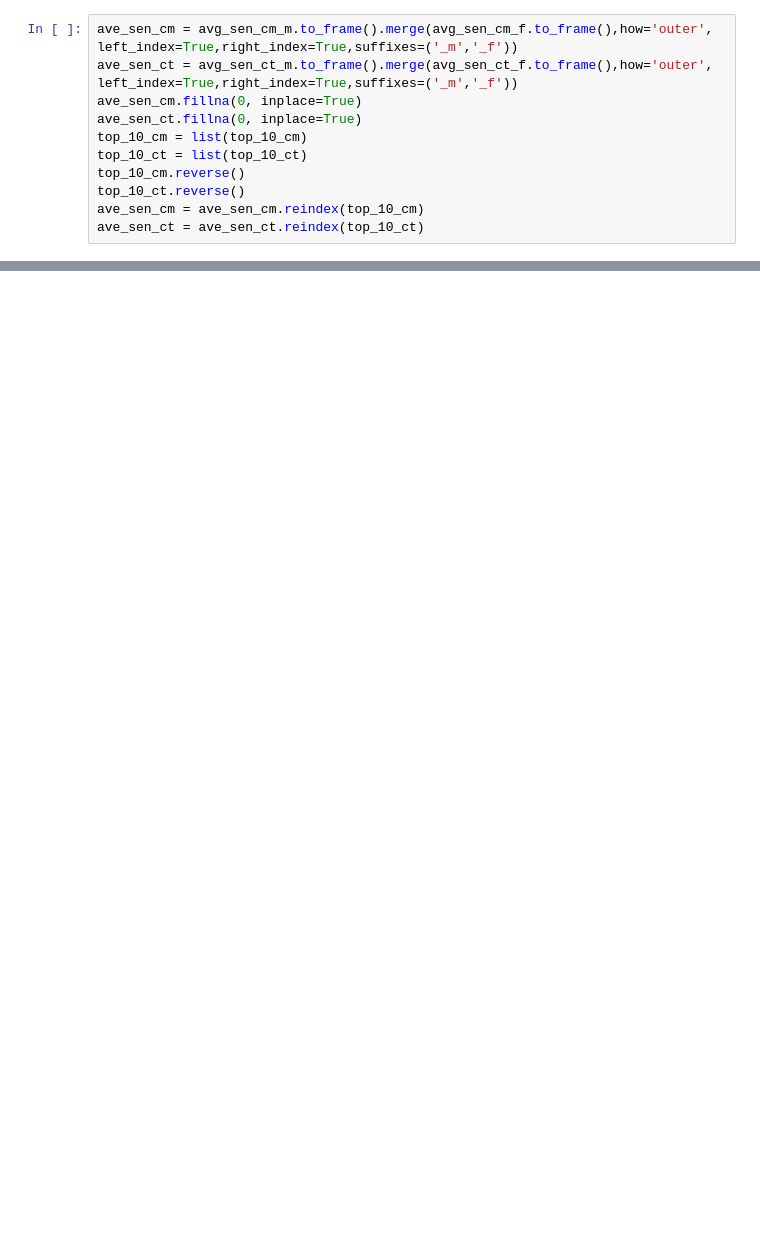
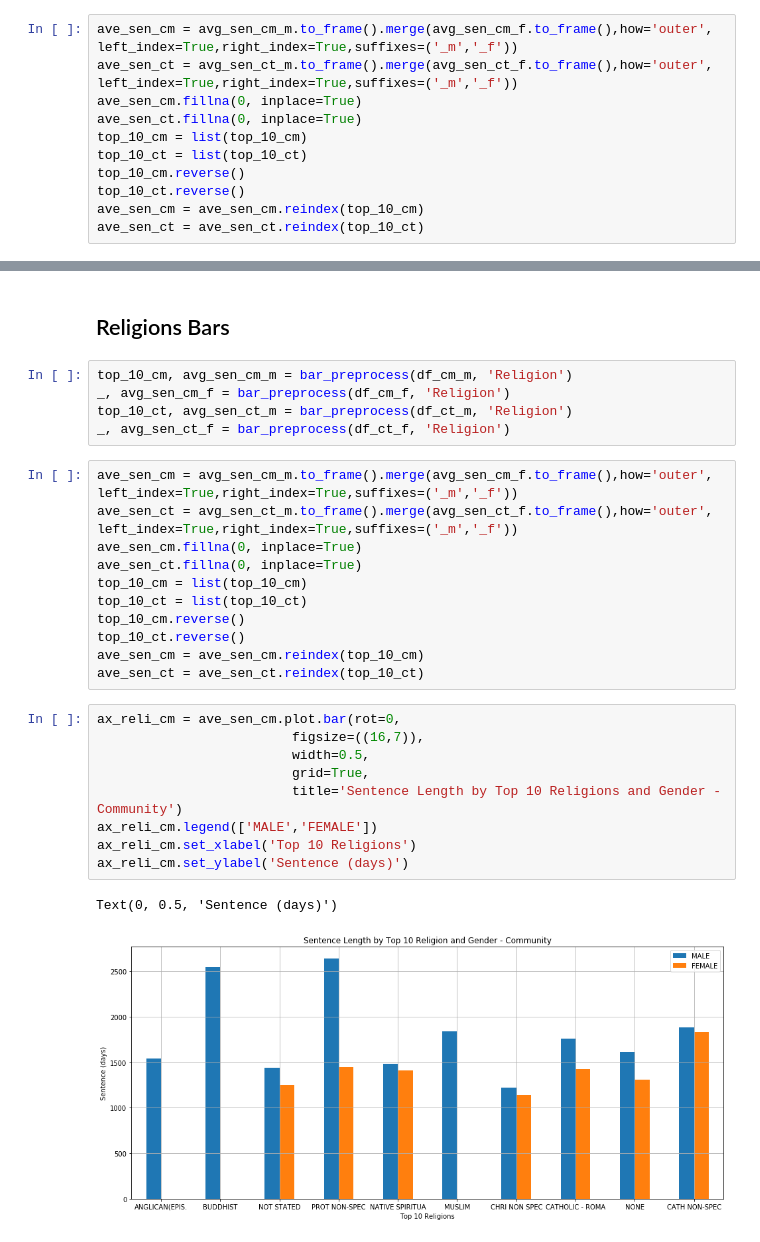
Before and after one commit to jdkipfer/CP321-Project, a Jupyter notebook: Race.ipynb, the cells around one changed output, grey strips where cells are left out. Cells and saved outputs as stored; diff of their text form; blank space fills up the shorter version.

Commit message:
second commit for merge

```diff
--- a/Race.ipynb
+++ b/Race.ipynb
@@ -132,0 +134,30 @@ Text(0, 0.5, 'Sentence (days)')
+# %% [markdown]
+## Religions Bars
+# %%
+top_10_cm, avg_sen_cm_m = bar_preprocess(df_cm_m, 'Religion')
+_, avg_sen_cm_f = bar_preprocess(df_cm_f, 'Religion')
+top_10_ct, avg_sen_ct_m = bar_preprocess(df_ct_m, 'Religion')
+_, avg_sen_ct_f = bar_preprocess(df_ct_f, 'Religion')
+# %%
+ave_sen_cm = avg_sen_cm_m.to_frame().merge(avg_sen_cm_f.to_frame(),how='outer', left_index=True,right_index=True,suffixes=('_m','_f'))
+ave_sen_ct = avg_sen_ct_m.to_frame().merge(avg_sen_ct_f.to_frame(),how='outer', left_index=True,right_index=True,suffixes=('_m','_f'))
+ave_sen_cm.fillna(0, inplace=True)
+ave_sen_ct.fillna(0, inplace=True)
+top_10_cm = list(top_10_cm)
+top_10_ct = list(top_10_ct)
+top_10_cm.reverse()
+top_10_ct.reverse()
+ave_sen_cm = ave_sen_cm.reindex(top_10_cm)
+ave_sen_ct = ave_sen_ct.reindex(top_10_ct)
+# %%
+ax_reli_cm = ave_sen_cm.plot.bar(rot=0,
+                         figsize=((16,7)),
+                         width=0.5,
+                         grid=True,
+                         title='Sentence Length by Top 10 Religions and Gender - Community')
+ax_reli_cm.legend(['MALE','FEMALE'])
+ax_reli_cm.set_xlabel('Top 10 Religions')
+ax_reli_cm.set_ylabel('Sentence (days)')
+# %% [output]
+Text(0, 0.5, 'Sentence (days)')
+[figure, added]
```
Also changed, not shown: parts of 16 cells of this notebook.
